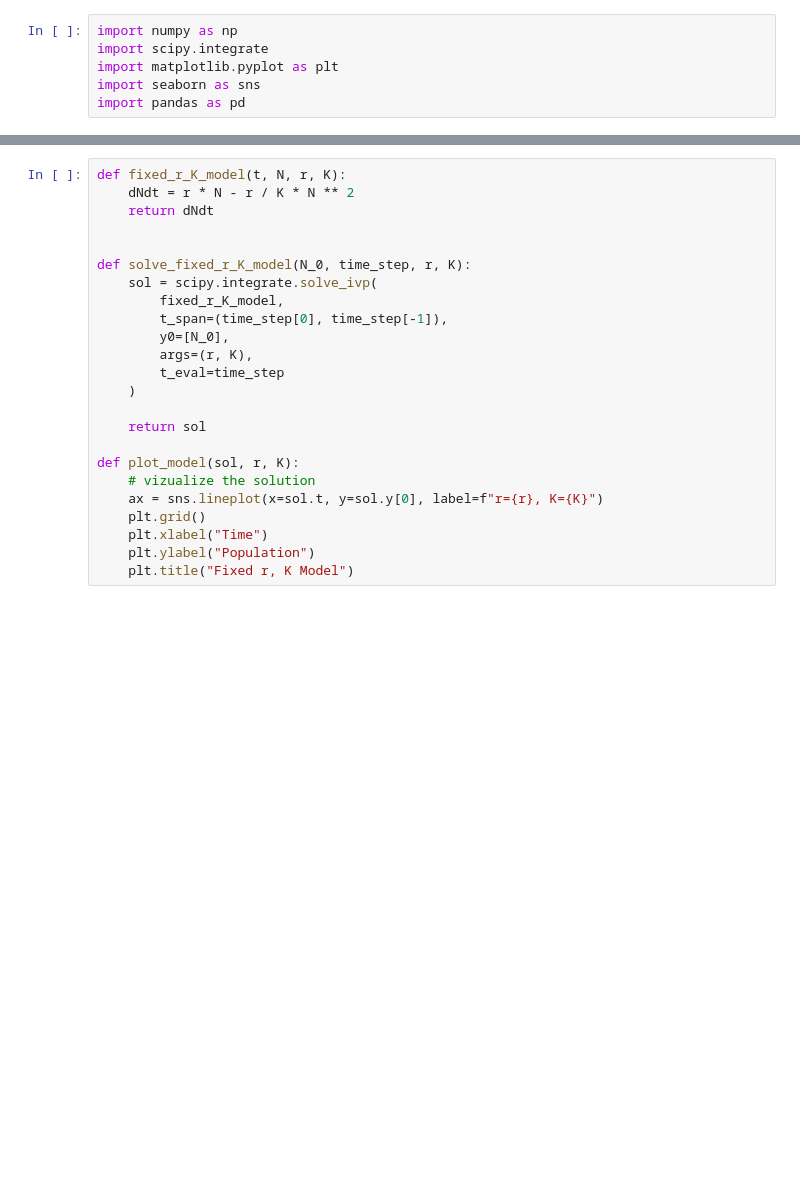
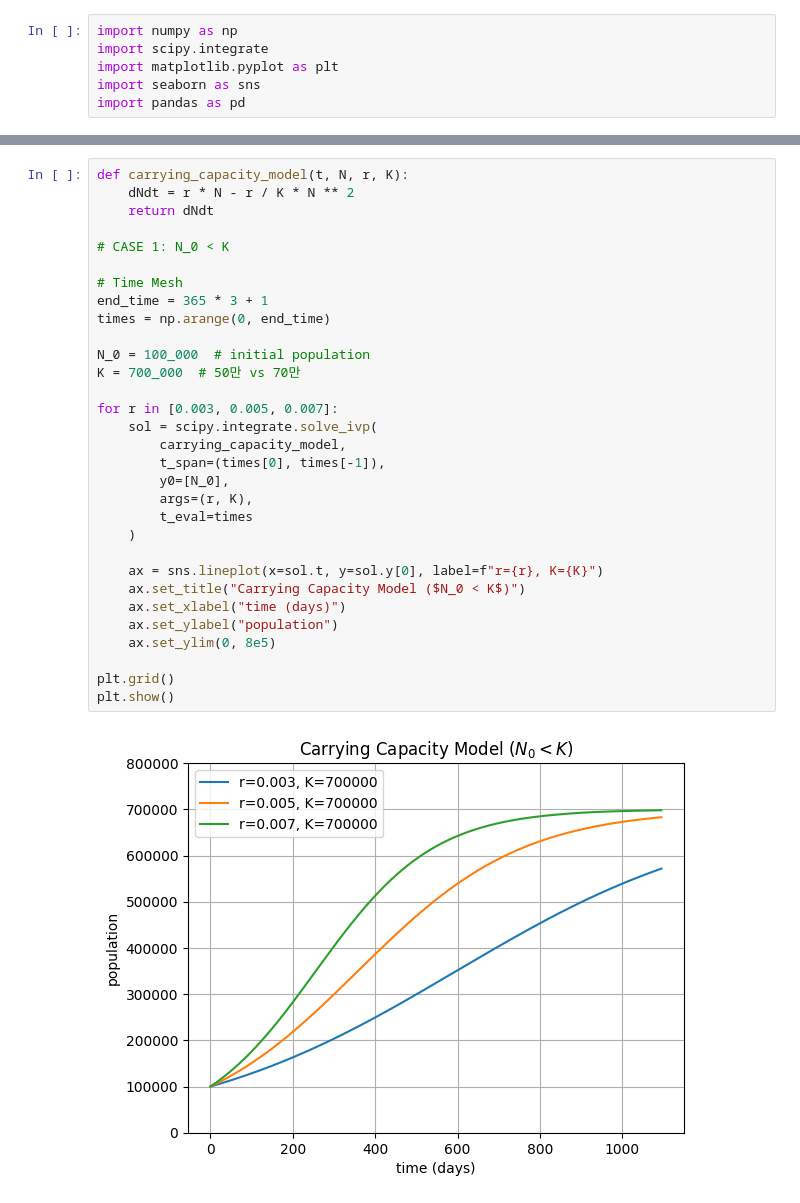
Before and after one commit to chanheelee-dev/blog-with-code, a Jupyter notebook: contents/carrying_capacity/carrying_capacity.ipynb, the cells around one changed output, grey strips where cells are left out. Drawn from its saved outputs; the diff is of its cells as text; blank space fills up the shorter version.

```diff
--- a/contents/carrying_capacity/carrying_capacity.ipynb
+++ b/contents/carrying_capacity/carrying_capacity.ipynb
@@ -73,24 +107,33 @@ Carrying Capacity(이하 CC)란 어떤 환경이 인구 수를 어느 정도까
 # %%
-def fixed_r_K_model(t, N, r, K):
+def carrying_capacity_model(t, N, r, K):
     dNdt = r * N - r / K * N ** 2
     return dNdt
 
+# CASE 1: N_0 < K
 
-def solve_fixed_r_K_model(N_0, time_step, r, K):
+# Time Mesh
+end_time = 365 * 3 + 1
+times = np.arange(0, end_time)
+
+N_0 = 100_000  # initial population
+K = 700_000  # 50만 vs 70만
+
+for r in [0.003, 0.005, 0.007]:
     sol = scipy.integrate.solve_ivp(
-        fixed_r_K_model,
-        t_span=(time_step[0], time_step[-1]),
+        carrying_capacity_model,
+        t_span=(times[0], times[-1]),
         y0=[N_0],
         args=(r, K),
-        t_eval=time_step
+        t_eval=times
     )
 
-    return sol
+    ax = sns.lineplot(x=sol.t, y=sol.y[0], label=f"r={r}, K={K}")
+    ax.set_title("Carrying Capacity Model ($N_0 < K$)")
+    ax.set_xlabel("time (days)")
+    ax.set_ylabel("population")
+    ax.set_ylim(0, 8e5)
 
-def plot_model(sol, r, K):
-    # vizualize the solution
-    ax = sns.lineplot(x=sol.t, y=sol.y[0], label=f"r={r}, K={K}")
-    plt.grid()
-    plt.xlabel("Time")
-    plt.ylabel("Population")
-    plt.title("Fixed r, K Model")
+plt.grid()
+plt.show()
+# %% [output]
+[figure, added]
```
Also changed, not shown: parts of 13 cells of this notebook, 1 other file.
